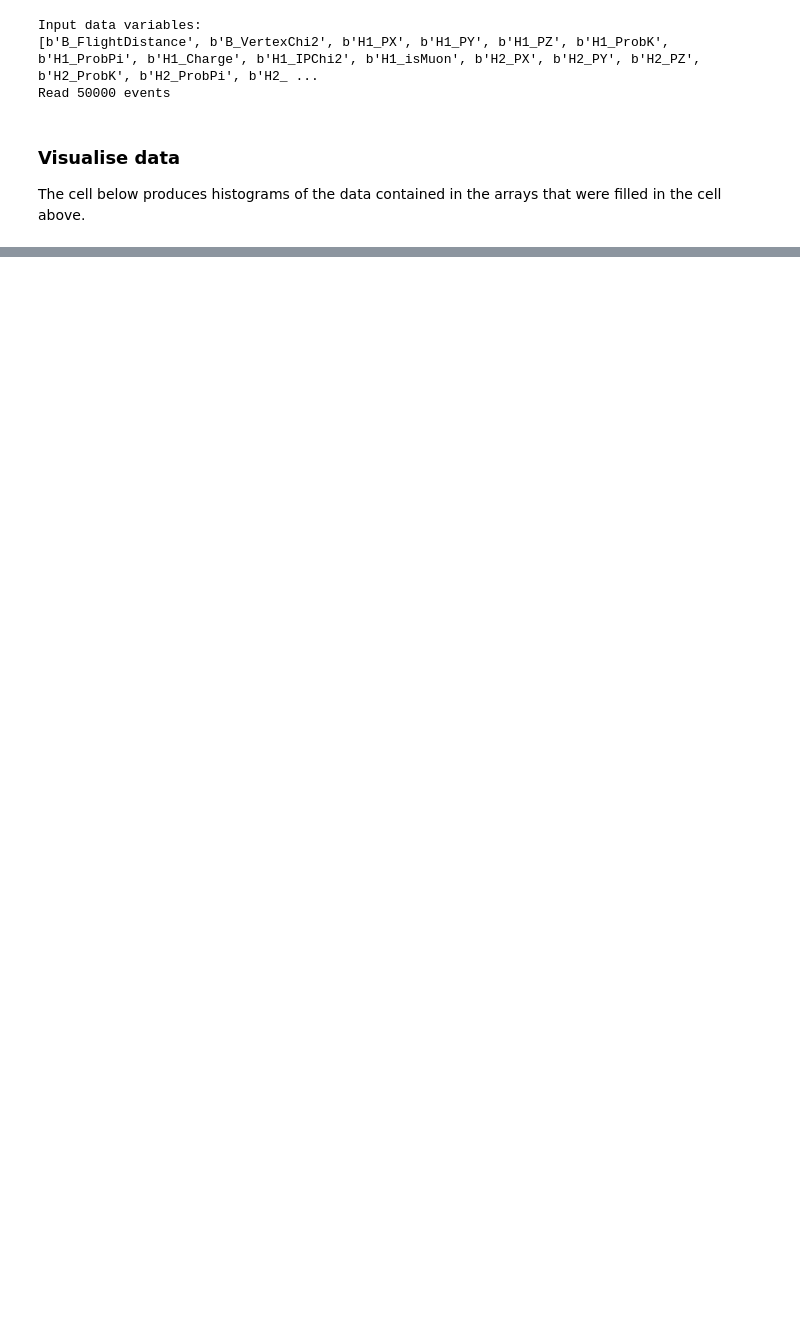
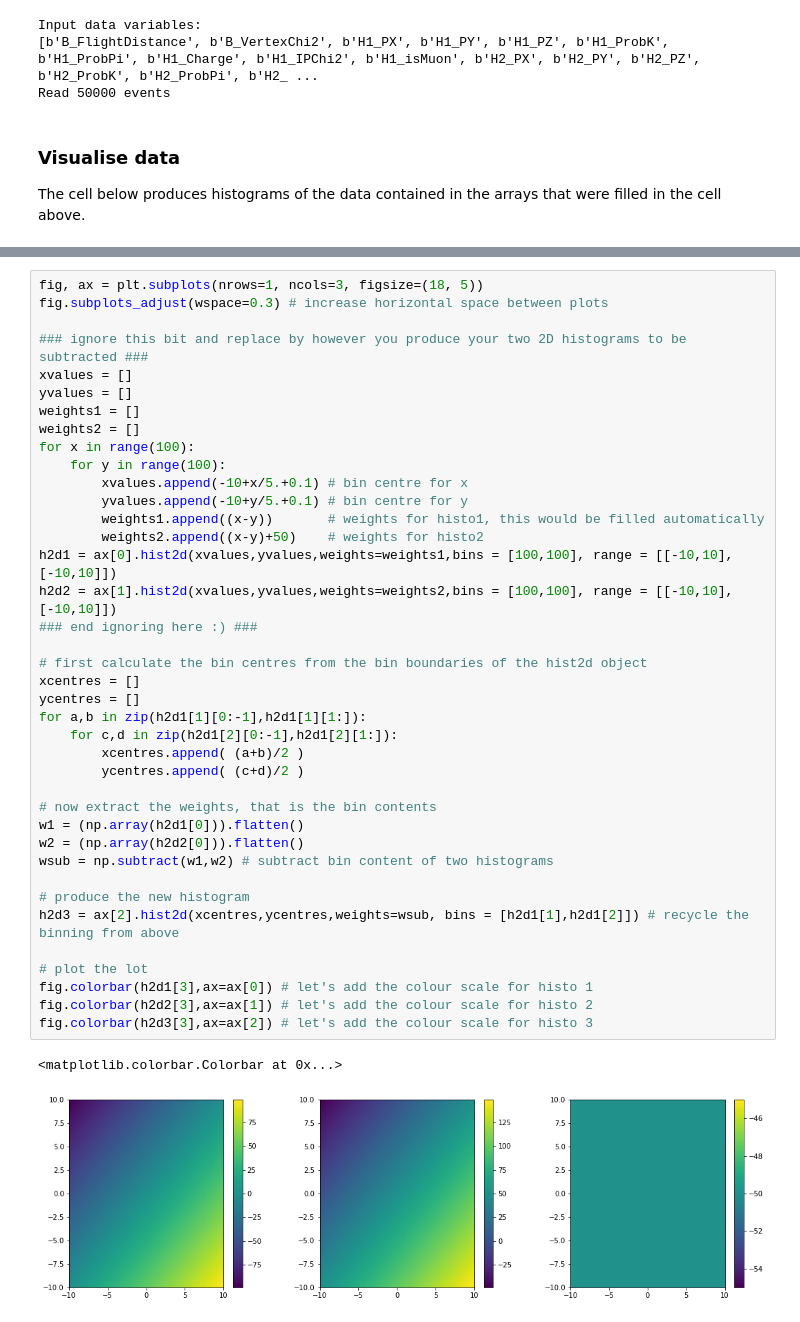
Before and after one commit to gersabec/UoM_MatterAntimatterLab, a Jupyter notebook: Analysis_example.ipynb, the cells around one changed output, grey strips where cells are left out. Saved outputs shown, nothing was run; the diff lists cells and outputs as text; blank space fills up the shorter version.

```diff
--- a/Analysis_example.ipynb
+++ b/Analysis_example.ipynb
@@ -178,0 +214,42 @@ Par 3: 0.000072 +/- 0.000002
+# %%
+fig, ax = plt.subplots(nrows=1, ncols=3, figsize=(18, 5))
+fig.subplots_adjust(wspace=0.3) # increase horizontal space between plots
+
+### ignore this bit and replace by however you produce your two 2D histograms to be subtracted ###
+xvalues = []
+yvalues = []
+weights1 = []
+weights2 = []
+for x in range(100):
+    for y in range(100):
+        xvalues.append(-10+x/5.+0.1) # bin centre for x
+        yvalues.append(-10+y/5.+0.1) # bin centre for y
+        weights1.append((x-y))       # weights for histo1, this would be filled automatically
+        weights2.append((x-y)+50)    # weights for histo2
+h2d1 = ax[0].hist2d(xvalues,yvalues,weights=weights1,bins = [100,100], range = [[-10,10],[-10,10]])
+h2d2 = ax[1].hist2d(xvalues,yvalues,weights=weights2,bins = [100,100], range = [[-10,10],[-10,10]])
+### end ignoring here :) ###
+
+# first calculate the bin centres from the bin boundaries of the hist2d object
+xcentres = []
+ycentres = []
+for a,b in zip(h2d1[1][0:-1],h2d1[1][1:]):
+    for c,d in zip(h2d1[2][0:-1],h2d1[2][1:]):
+        xcentres.append( (a+b)/2 )
+        ycentres.append( (c+d)/2 )
+
+# now extract the weights, that is the bin contents
+w1 = (np.array(h2d1[0])).flatten()
+w2 = (np.array(h2d2[0])).flatten()
+wsub = np.subtract(w1,w2) # subtract bin content of two histograms
+
+# produce the new histogram
+h2d3 = ax[2].hist2d(xcentres,ycentres,weights=wsub, bins = [h2d1[1],h2d1[2]]) # recycle the binning from above
+
+# plot the lot
+fig.colorbar(h2d1[3],ax=ax[0]) # let's add the colour scale for histo 1
+fig.colorbar(h2d2[3],ax=ax[1]) # let's add the colour scale for histo 2
+fig.colorbar(h2d3[3],ax=ax[2]) # let's add the colour scale for histo 3
+# %% [output]
+<matplotlib.colorbar.Colorbar at 0x...>
+[figure, added]
```
Also changed, not shown: parts of 7 cells of this notebook.
